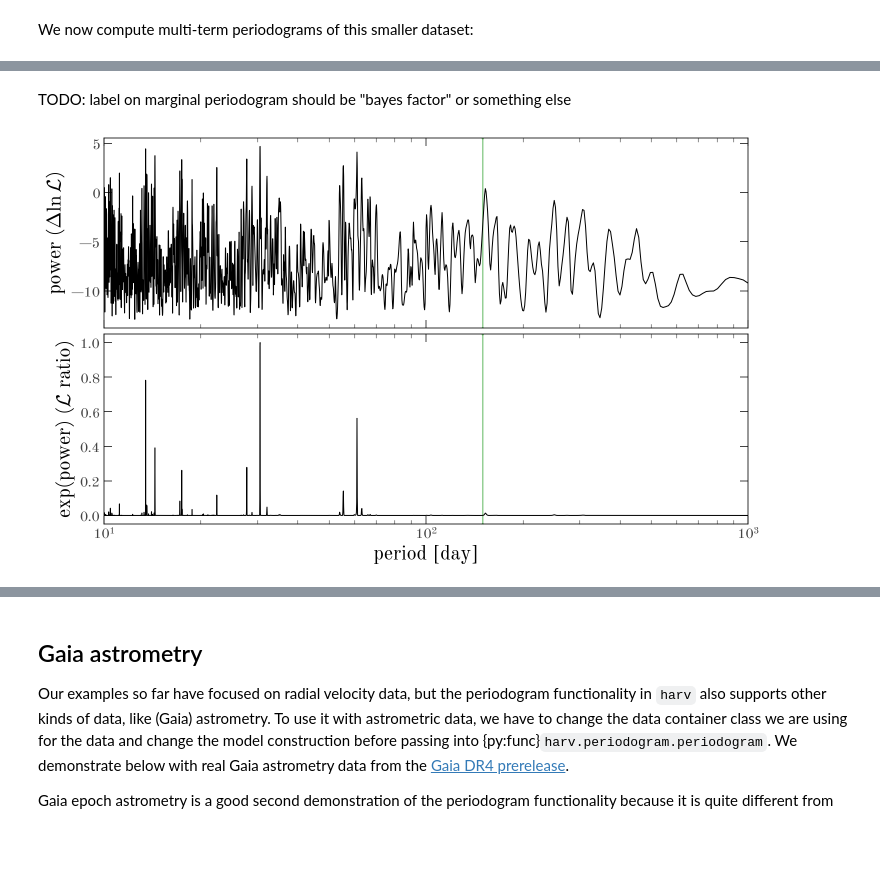
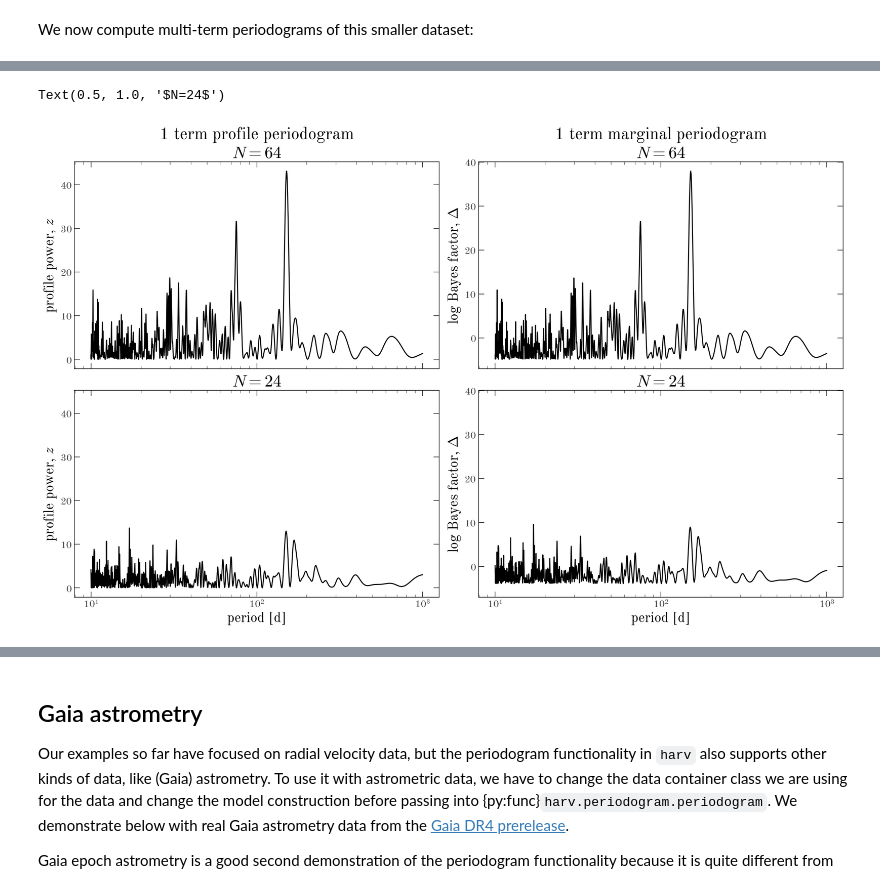
Before and after one commit to adrn/harv, a Jupyter notebook: docs/tutorials/case-studies/kepler-periodogram.ipynb, the cells around one changed output, grey strips where cells are left out. Cells and saved outputs as stored; diff of their text form; code cells hidden in the pictures; blank space fills up the shorter version.

```diff
--- a/docs/tutorials/case-studies/kepler-periodogram.ipynb
+++ b/docs/tutorials/case-studies/kepler-periodogram.ipynb
@@ -81,8 +92,7 @@ def plot_periodogram(pgram):
     )
     _ = ax.set(
         xscale="log",
-        # xlabel="period [day]",
-        ylabel=r"power ($\Delta \ln \mathcal{L}$)",
+        ylabel="profile power, $z$",
     )
 
     ax = axes[1]
@@ -95,7 +105,7 @@ def plot_periodogram(pgram):
     _ = ax.set(
         xscale="log",
         xlabel="period [day]",
-        ylabel=r"exp(power) ($\mathcal{L}$ ratio)",
+        ylabel=r"$\exp(z-z_{\max})$",
         xlim=(jnp.min(pgram_P), jnp.max(pgram_P)),
     )
 
@@ -112,7 +122,5 @@ def plot_periodogram(pgram):
 
 
 fig, _ = plot_periodogram(profile_pgram_nterms1)
-_ = fig.suptitle(
-    f"One term Lomb–Scargle periodogram, $N={data_1.n_times}$", fontsize=24
-)
+_ = fig.suptitle(f"1 term Lomb–Scargle periodogram, $N={data_1.n_times}$", fontsize=24)
 # %% [output]
@@ -145,5 +152,5 @@ What if we had less data? Let's try simulating a dataset with only 16 epochs but
 # %%
-data_2, truth = simulate_rv_sb1_data(seed=42, n_obs=16, **rv_params)
+data_2, truth = simulate_rv_sb1_data(seed=42, n_obs=24, **rv_params)
 # %% [markdown]
 We now compute multi-term periodograms of this smaller dataset:
 # %%
@@ -220,0 +305,7 @@ TODO: demonstrate FAP/p-value concepts using the periodograms we've already comp
+# %%
+def fap_power(fap, K, n_terms=1):
+    """The power z whose grid maximum has false alarm probability ``fap``."""
+    p_nu = 1.0 - (1.0 - fap) ** (1.0 / K)
+    return float(gammainccinv(n_terms, p_nu))
+# %%
+fap_levels = [1e-1, 1e-2, 1e-3]
@@ -270,15 +523,37 @@ Let's compare the marginal and profile (Lomb–Scargle) periodograms on the same
-# %% [markdown]
-TODO: label on marginal periodogram should be "bayes factor" or something else
 # %%
-fourier_prior = hm.FourierRV(n_terms=2).default_prior(
+fourier_prior = hm.FourierRV(n_terms=1).default_prior(
     period_min=P_min,
     period_max=P_max,
-    sigma_amp=Q(5.0, "km/s"),
+    sigma_amp=Q(1.0, "km/s"),
     sigma_v0=Q(100.0, "km/s"),
 )
-marginal_const_amp = hp.periodogram(data_2, grid, prior=fourier_prior, n_terms=2)
 
-fig, _ = plot_periodogram(marginal_const_amp)
+fig, axes = plt.subplots(
+    2, 2, figsize=(16, 10), sharex=True, sharey="col", layout="constrained"
+)
+
+for pgram, ax in zip(
+    [profile_pgram_nterms1, profile_pgrams_2[1]], axes[:, 0], strict=True
+):
+    pgram.plot(ax=ax)
+
+for data, ax in zip([data_1, data_2], axes[:, 1], strict=True):
+    marginal_const_amp = hp.periodogram(data, grid, prior=fourier_prior, n_terms=1)
+    marginal_const_amp.plot(ax=ax)
+
+for ax in axes[0]:
+    ax.set_xlabel("")
+for ax in axes[:, 0]:
+    ax.set_ylabel("profile power, $z$")
+for ax in axes[:, 1]:
+    ax.set_ylabel(r"log Bayes factor, $\Delta$")
+
+axes[0, 0].set_title(f"1 term profile periodogram\n$N={data_1.n_times}$", fontsize=24)
+axes[1, 0].set_title(f"$N={data_2.n_times}$", fontsize=24)
+
+axes[0, 1].set_title(f"1 term marginal periodogram\n$N={data_1.n_times}$", fontsize=24)
+axes[1, 1].set_title(f"$N={data_2.n_times}$", fontsize=24)
 # %% [output]
+Text(0.5, 1.0, '$N=24$')
-[figure, old version]
+[figure, new version]
 # %% [markdown]
```
Also changed, not shown: parts of 46 cells of this notebook, 1 other file.
